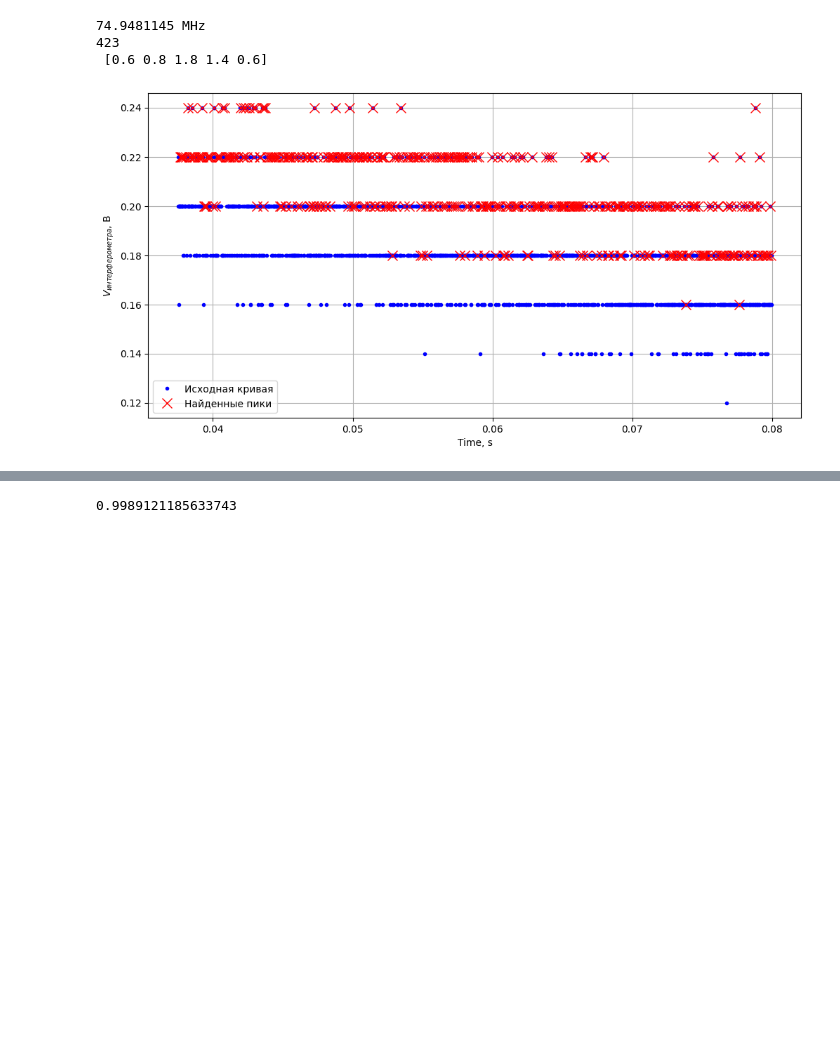
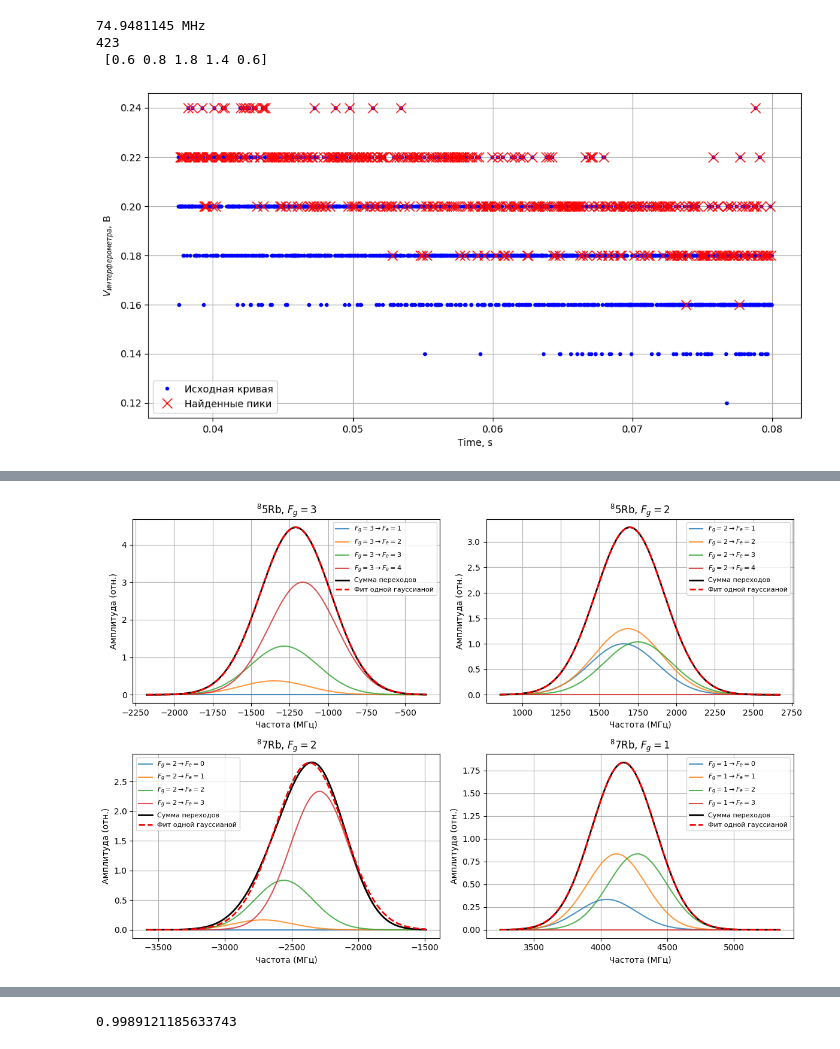
Before and after one commit to RedBrean/term2, a Jupyter notebook: term5/labs/rb/rb.ipynb, the cells around one changed output, grey strips where cells are left out. Drawn from its saved outputs; the diff is of its cells as text; code cells hidden in the pictures; blank space fills up the shorter version.

```diff
--- a/term5/labs/rb/rb.ipynb
+++ b/term5/labs/rb/rb.ipynb
@@ -595,0 +592,97 @@ for i, dataset in enumerate([set1, set2, set3, set4], start=1):
+# %%
+import numpy as np
+import matplotlib.pyplot as plt
+from scipy.optimize import curve_fit
+
+def fit_sum_of_gaussians_subplot(ax, params, sigma, isotope_label, Fg_label):
+    """
+    params: [(Fe, amplitude, center)], sigma, isotope_label ('85'/'87'), Fg_label (int)
+    Рисует на переданном subplot и возвращает параметры фита одной гауссианы
+    """
+    def gaussian(x, A, mu, sigma):
+        return A * np.exp(-((x - mu) ** 2) / (2 * sigma**2))
+
+    def sum_gaussians(x):
+        y = np.zeros_like(x)
+        for _, A, mu in params:
+            y += gaussian(x, A, mu, sigma)
+        return y
+
+    def single_gaussian(x, A, mu, sigma):
+        return gaussian(x, A, mu, sigma)
+
+    centers = [mu for _, _, mu in params]
+    x = np.linspace(min(centers) - 800, max(centers) + 800, 1000)
+    y = sum_gaussians(x)
+
+    # Фит одной гауссианой
+    p0 = [max(y), np.mean(centers), sigma]
+    params_fit, _ = curve_fit(single_gaussian, x, y, p0=p0)
+    A_fit, mu_fit, sigma_fit = params_fit
+    y_fit = single_gaussian(x, *params_fit)
+
+    # Отрисовка
+    for Fe, A, mu in params:
+        ax.plot(x, gaussian(x, A, mu, sigma),
+                label=fr"$F_g={Fg_label} \to F_e={Fe}$", alpha=0.8)
+    ax.plot(x, y, 'k-', lw=2, label='Сумма переходов')
+    ax.plot(x, y_fit, 'r--', lw=2, label='Фит одной гауссианой')
+    ax.set_title(fr"$^{isotope_label}$Rb, $F_g={Fg_label}$")
+    ax.set_xlabel("Частота (МГц)")
+    ax.set_ylabel("Амплитуда (отн.)")
+    ax.grid(True)
+    ax.legend(fontsize=8)
+
+    return {"A": A_fit, "mu": mu_fit, "sigma": sigma_fit}
+
+
+# --- данные ---
+sigma = 219
+
+params1 = [
+    (1, 0, -1378.06875),
+    (2, 10/27, -1348.75475),
+    (3, 35/27, -1285.37375),
+    (4, 81/27, -1164.63375)
+]
+
+params2 = [
+    (1, 1, 1657.66125),
+    (2, 35/27, 1686.97525),
+    (3, 28/27, 1750.35625),
+    (4, 0, 1871.09625)
+]
+
+params3 = [
+    (0, 0, -2787.4225),
+    (1, 1/6, -2715.0995),
+    (2, 5/6, -2557.9295),
+    (3, 14/6, -2290.8745)
+]
+
+params4 = [
+    (0, 2/6, 4047.2575),
+    (1, 5/6, 4119.5825),
+    (2, 5/6, 4276.7525),
+    (3, 0, 4543.8075)
+]
+
+# --- построение subplot ---
+fig, axes = plt.subplots(2, 2, figsize=(12, 8))
+axes = axes.flatten()
+
+fit1 = fit_sum_of_gaussians_subplot(axes[0], params1, sigma, "85", 3)
+fit2 = fit_sum_of_gaussians_subplot(axes[1], params2, sigma, "85", 2)
+fit3 = fit_sum_of_gaussians_subplot(axes[2], params3, sigma, "87", 2)
+fit4 = fit_sum_of_gaussians_subplot(axes[3], params4, sigma, "87", 1)
+
+plt.tight_layout()
+plt.show()
+
+# --- вывод параметров ---
+print("Результаты фита:")
+for i, f in enumerate([fit1, fit2, fit3, fit4], 1):
+    print(f"Набор {i}: A={f['A']:.3f}, mu={f['mu']:.3f} МГц, sigma={f['sigma']:.3f} МГц")
+results_weight_fit_2=[fit4,fit2,fit1,fit3]
+# %% [output]
+[figure, added]
```
Also changed, not shown: parts of 9 cells of this notebook.
